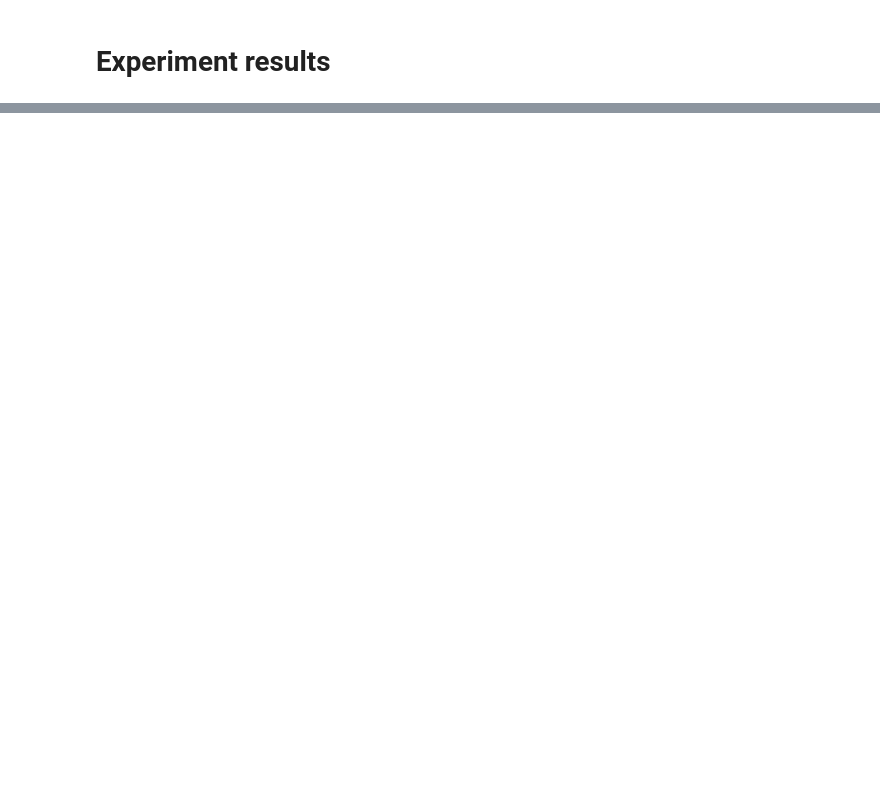
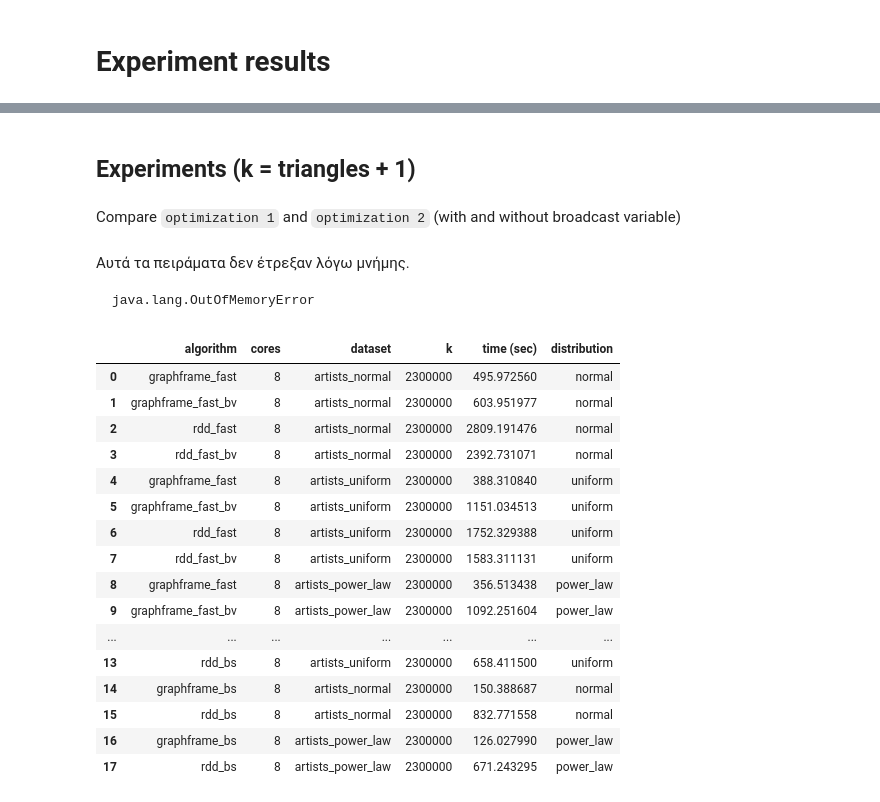
Before and after one commit to papaemman/Mining-of-Massive-Datasets-AUTh, a Jupyter notebook: notebooks/EDA_graph_data.ipynb, the cells around one changed output, grey strips where cells are left out. Drawn from its saved outputs; the diff is of its cells as text; code cells hidden in the pictures; blank space fills up the shorter version.

````diff
--- a/notebooks/EDA_graph_data.ipynb
+++ b/notebooks/EDA_graph_data.ipynb
@@ -279,3 +302,11 @@ dtype: object
+# %%
+# experiments_df
+experiments_k_large_df = experiments_k_large_df.rename(columns={"script":"algorithm",
+                                                "time":"time (sec)"})
+
+experiments_k_large_df["algorithm"] = experiments_k_large_df["algorithm"].apply(lambda x: x.split(".")[0])
+
+experiments_k_large_df["distribution"] = experiments_k_large_df["dataset"].apply(lambda x: "_".join(x.split("_")[1:]))
 # %%
 # Fix data types
 # experiments_df["k"] = experiments_df["k"].astype(str)
@@ -352,0 +624,9 @@ fig.show()
+# %% [markdown]
+## Experiments (k = triangles + 1)
+# %% [markdown]
+Compare `optimization 1` and `optimization 2` (with and without broadcast variable)
+# %% [markdown]
+Αυτά τα πειράματα δεν έτρεξαν λόγω μνήμης.
+```
+java.lang.OutOfMemoryError
+```
@@ -352,0 +636,20 @@ fig.show()
+# %%
+experiments_k_large_df
+# %% [output]
+|  | algorithm | cores | dataset | k | time (sec) | distribution |
+| 0 | graphframe_fast | 8 | artists_normal | 2300000 | 495.972560 | normal |
+| 1 | graphframe_fast_bv | 8 | artists_normal | 2300000 | 603.951977 | normal |
+| 2 | rdd_fast | 8 | artists_normal | 2300000 | 2809.191476 | normal |
+| 3 | rdd_fast_bv | 8 | artists_normal | 2300000 | 2392.731071 | normal |
+| 4 | graphframe_fast | 8 | artists_uniform | 2300000 | 388.310840 | uniform |
+| 5 | graphframe_fast_bv | 8 | artists_uniform | 2300000 | 1151.034513 | uniform |
+| 6 | rdd_fast | 8 | artists_uniform | 2300000 | 1752.329388 | uniform |
+| 7 | rdd_fast_bv | 8 | artists_uniform | 2300000 | 1583.311131 | uniform |
+| 8 | graphframe_fast | 8 | artists_power_law | 2300000 | 356.513438 | power_law |
+| 9 | graphframe_fast_bv | 8 | artists_power_law | 2300000 | 1092.251604 | power_law |
+| ... | ... | ... | ... | ... | ... | ... |
+| 13 | rdd_bs | 8 | artists_uniform | 2300000 | 658.411500 | uniform |
+| 14 | graphframe_bs | 8 | artists_normal | 2300000 | 150.388687 | normal |
+| 15 | rdd_bs | 8 | artists_normal | 2300000 | 832.771558 | normal |
+| 16 | graphframe_bs | 8 | artists_power_law | 2300000 | 126.027990 | power_law |
+| 17 | rdd_bs | 8 | artists_power_law | 2300000 | 671.243295 | power_law |
````
Also changed, not shown: parts of 61 cells of this notebook, 43 other files.
